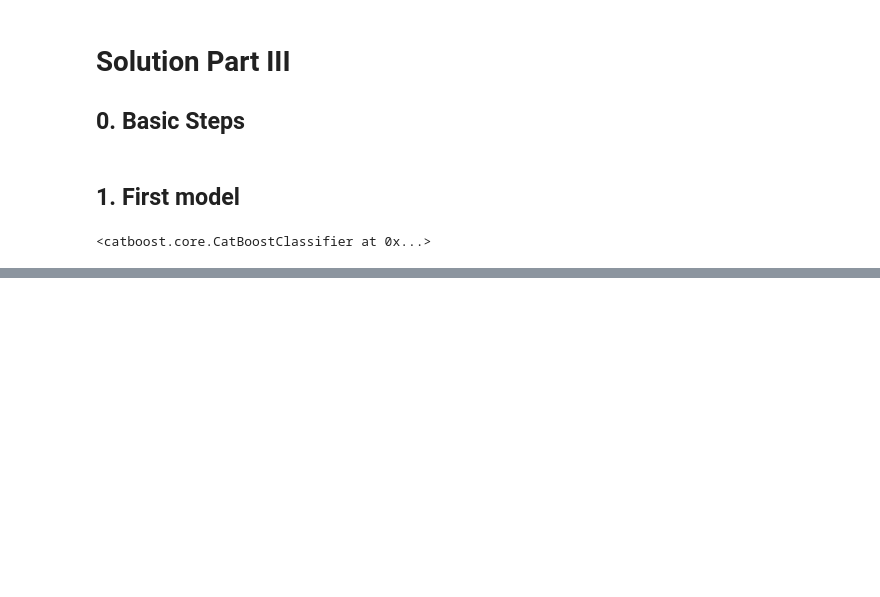
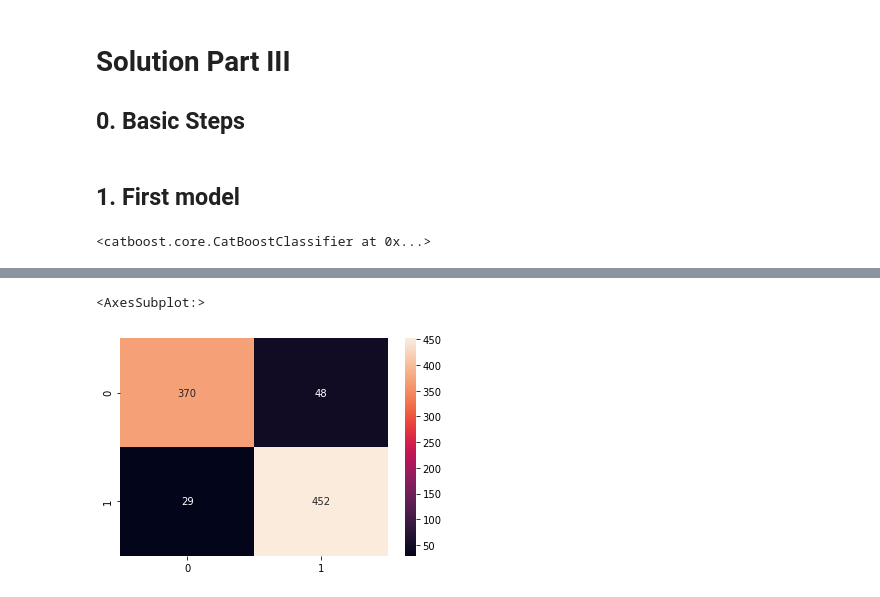
Before and after one commit to francodegio/konfio, a Jupyter notebook: 3_FDG_Modelling.ipynb, the cells around one changed output, grey strips where cells are left out. Cells and saved outputs as stored; diff of their text form; code cells hidden in the pictures; blank space fills up the shorter version.

```diff
--- a/3_FDG_Modelling.ipynb
+++ b/3_FDG_Modelling.ipynb
@@ -100,0 +110,5 @@ weighted avg       0.98      0.98      0.98       899
+# %%
+sns.heatmap(confusion_matrix(y_train, y_hat_train), annot=True, fmt='.0f')
+# %% [output]
+<AxesSubplot:>
+[figure, added]
```
Also changed, not shown: parts of 31 cells of this notebook.
